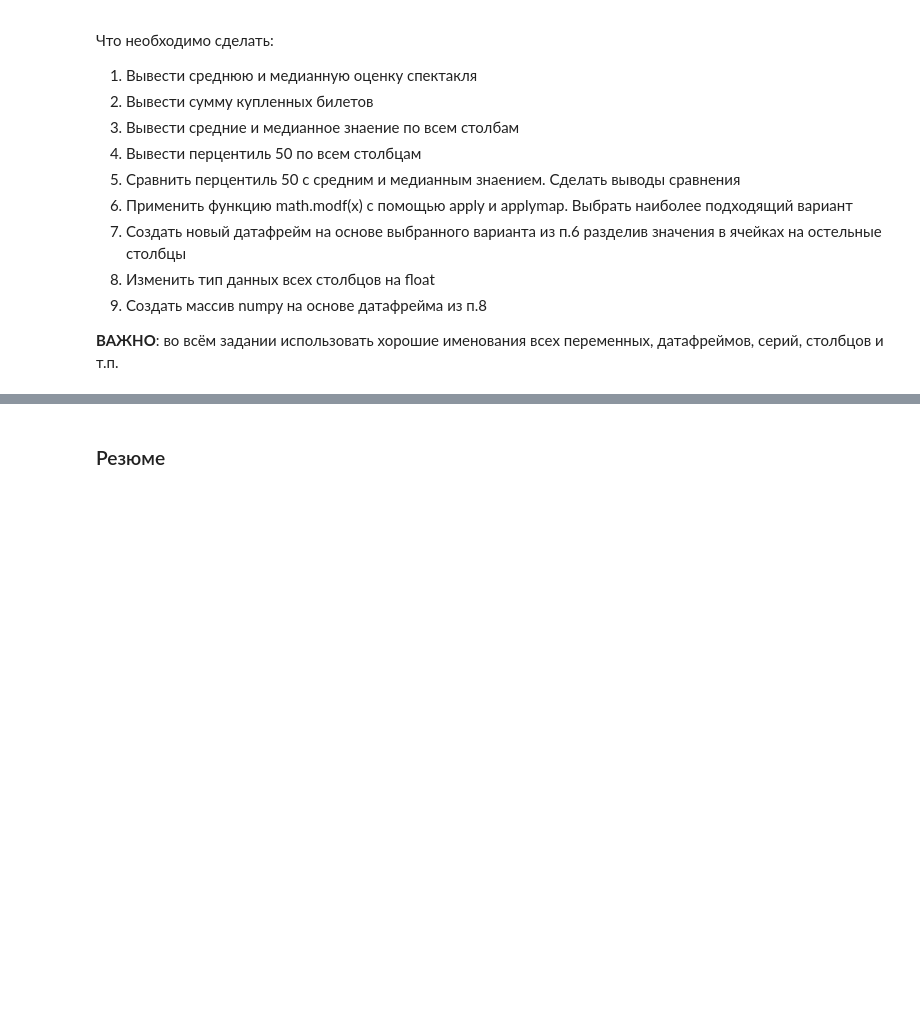
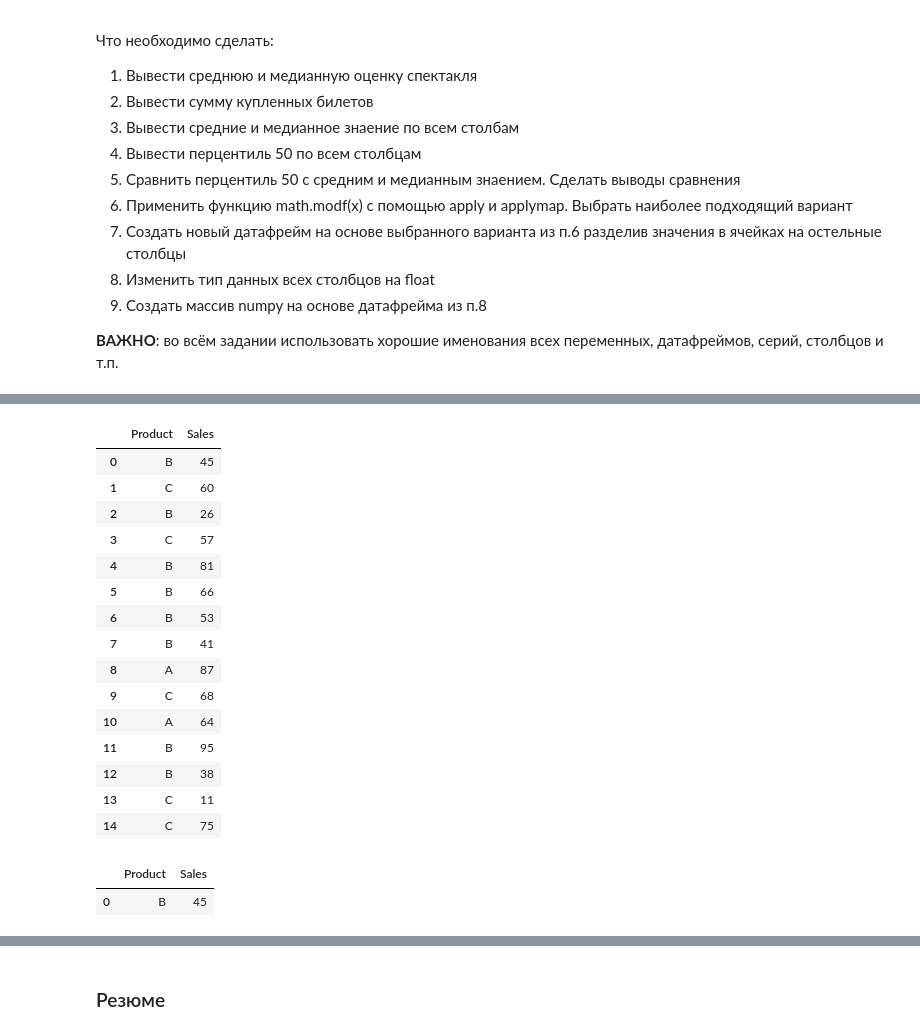
Before and after one commit to rgenius-ru/pandas_lessons, a Jupyter notebook: lessons/Pandas_for_Data_Engineering/part1.ipynb, the cells around one changed output, grey strips where cells are left out. Saved outputs shown, nothing was run; the diff lists cells and outputs as text; code cells hidden in the pictures; blank space fills up the shorter version.

```diff
--- a/lessons/Pandas_for_Data_Engineering/part1.ipynb
+++ b/lessons/Pandas_for_Data_Engineering/part1.ipynb
@@ -938,0 +1070,3 @@ array([[ 1.91436940e+00,  6.92616407e+00,  1.35165506e+00,
+# %%
+ser3 = pd.Series(charlist2)
+ser3
@@ -938,0 +1090,4 @@ array([[ 1.91436940e+00,  6.92616407e+00,  1.35165506e+00,
+# %%
+random.seed(321)
+ser4 = pd.Series(random.sample(range(10, 100), 15))
+ser4
@@ -938,0 +1111,26 @@ array([[ 1.91436940e+00,  6.92616407e+00,  1.35165506e+00,
+# %%
+prod2 = pd.concat([ser3, ser4], axis=1)
+prod2.columns=['Product', 'Sales']
+prod2
+# %% [output]
+|  | Product | Sales |
+| 0 | B | 45 |
+| 1 | C | 60 |
+| 2 | B | 26 |
+| 3 | C | 57 |
+| 4 | B | 81 |
+| 5 | B | 66 |
+| 6 | B | 53 |
+| 7 | B | 41 |
+| 8 | A | 87 |
+| 9 | C | 68 |
+| 10 | A | 64 |
+| 11 | B | 95 |
+| 12 | B | 38 |
+| 13 | C | 11 |
+| 14 | C | 75 |
+# %%
+prod2[prod2.Sales.eq(45)]
+# %% [output]
+|  | Product | Sales |
+| 0 | B | 45 |
```
Also changed, not shown: parts of 27 cells of this notebook.
